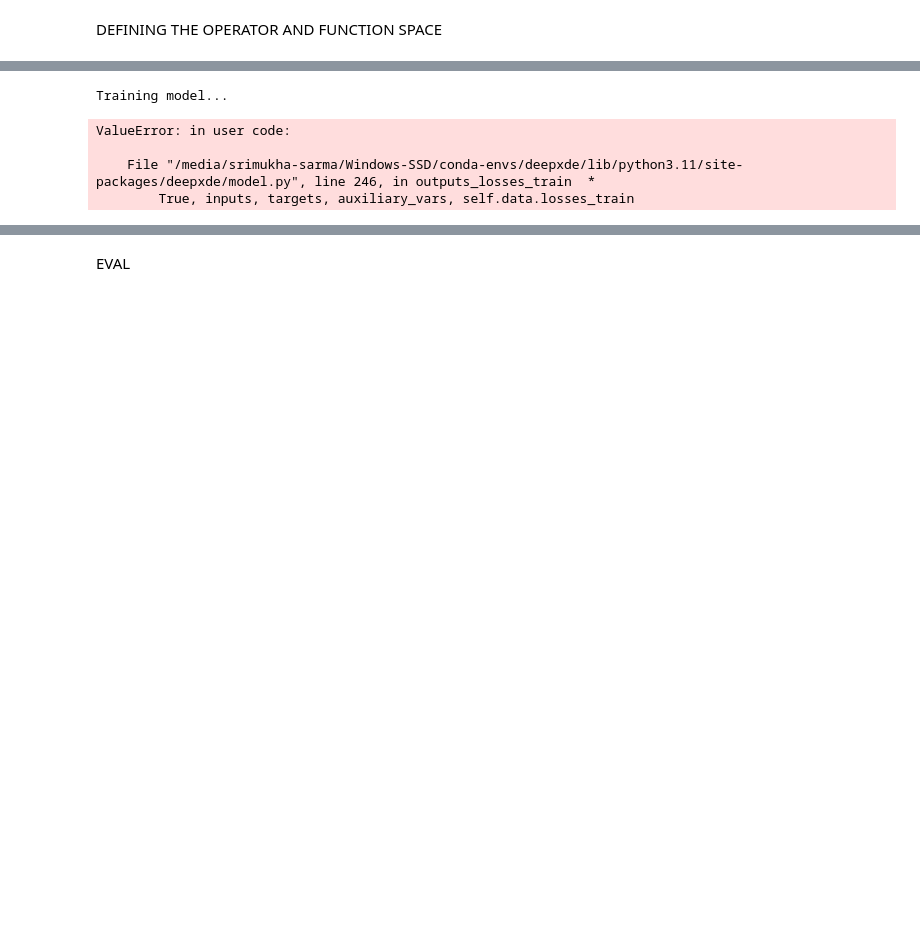
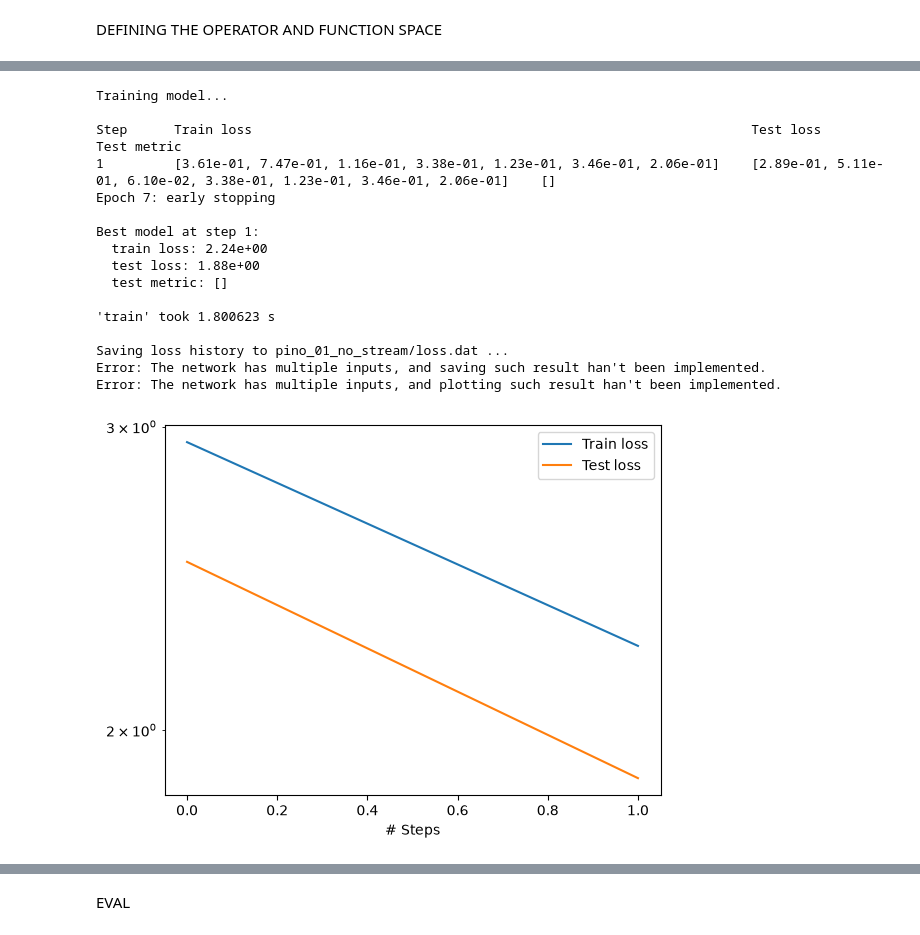
Before and after one commit to srimukha-sarma06/PINNs-PINO-for-NS-Equations, a Jupyter notebook: PINO_TUTORIAL/pino_deepxde.ipynb, the cells around one changed output, grey strips where cells are left out. Drawn from its saved outputs; the diff is of its cells as text; code cells hidden in the pictures; blank space fills up the shorter version.

```diff
--- a/PINO_TUTORIAL/pino_deepxde.ipynb
+++ b/PINO_TUTORIAL/pino_deepxde.ipynb
@@ -221,13 +258,25 @@ resampler = dde.callbacks.PDEPointResampler(period=1000)
 # %%
 losshistory, train_state = model.train(iterations=15000, callbacks=[early_stop], disregard_previous_best=True,
                                        display_every=500)
 dir = "pino_01_no_stream"
 os.makedirs(dir, exist_ok=True)
-dde.saveplot(losshistory, train_state, issave=True, isplot=True, output_dir=dir)
+dde.saveplot(losshistory, train_state, issave=True, isplot=False, output_dir=dir)
 # %% [output]
 Training model...
+
+Step      Train loss                                                                Test loss                                                                 Test metric
+1         [3.61e-01, 7.47e-01, 1.16e-01, 3.38e-01, 1.23e-01, 3.46e-01, 2.06e-01]    [2.89e-01, 5.11e-01, 6.10e-02, 3.38e-01, 1.23e-01, 3.46e-01, 2.06e-01]    []
+Epoch 7: early stopping
+
+Best model at step 1:
+  train loss: 2.24e+00
+  test loss: 1.88e+00
+  test metric: []
+
+'train' took 1.800623 s
+
+Saving loss history to pino_01_no_stream/loss.dat ...
+Error: The network has multiple inputs, and saving such result han't been implemented.
+Error: The network has multiple inputs, and plotting such result han't been implemented.
-ValueError: in user code:
-
-    File "/media/srimukha-sarma/Windows-SSD/conda-envs/deepxde/lib/python3.11/site-packages/deepxde/model.py", line 246, in outputs_losses_train  *
-        True, inputs, targets, auxiliary_vars, self.data.losses_train
+[figure, added]
 # %%
```
Also changed, not shown: parts of 23 cells of this notebook, 11 other files.
